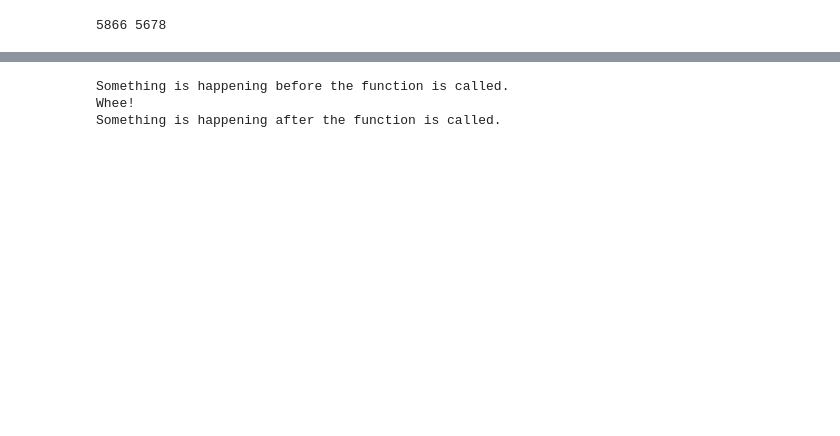
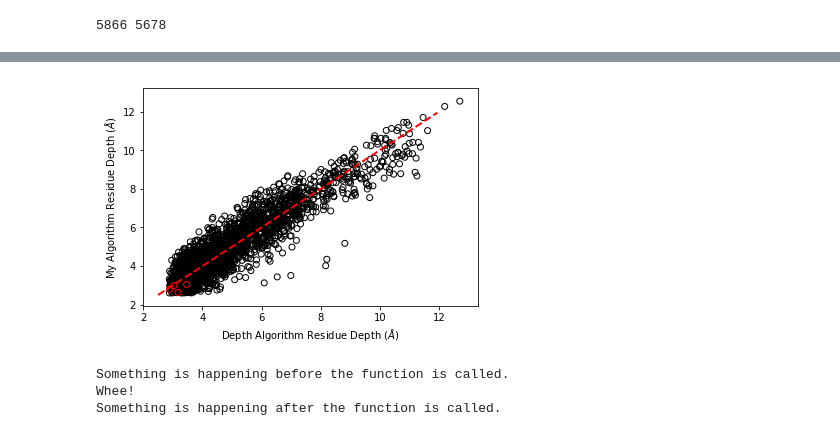
Before and after one commit to msinno01/ResidueDepth, a Jupyter notebook: water_box.ipynb, the cells around one changed output, grey strips where cells are left out. Saved outputs shown, nothing was run; the diff lists cells and outputs as text; code cells hidden in the pictures; blank space fills up the shorter version.

```diff
--- a/water_box.ipynb
+++ b/water_box.ipynb
@@ -573,12 +605,17 @@ with open('native-atom.depth') as f:
 # %%
 gt_list = []
 my_list = []
+
+line = np.arange(2.5,12,0.05)
 
 for k in gt:
     for k2 in gt[k]:
         plt.scatter(gt[k][k2],dists[k][k2],facecolor='none',edgecolor='k')
         gt_list.append(gt[k][k2])
         my_list.append(dists[k][k2])
+for k2 in gt['A:36']:
+    plt.scatter(gt['A:36'][k2],dists['A:36'][k2],facecolor='none',edgecolor='r')
+plt.plot(line,line,color='r',linestyle='--',linewidth=2)
 
 plt.xlabel(r"Depth Algorithm Residue Depth ($\AA$)")
 plt.ylabel(r"My Algorithm Residue Depth ($\AA$)")
@@ -589,3 +624,4 @@ plt.show()
+[figure, added]
 # %%
 def my_decorator(func):
     def wrapper():
```
Also changed, not shown: parts of 27 cells of this notebook, 5 other files.
